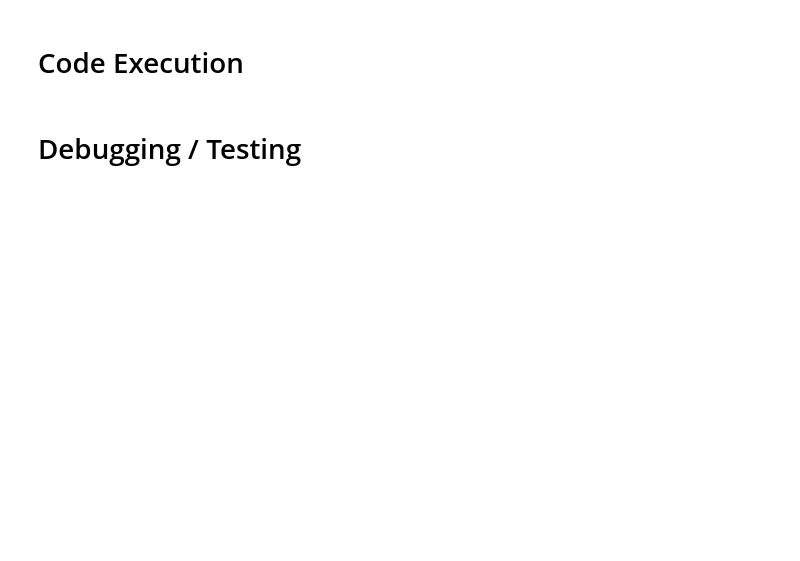
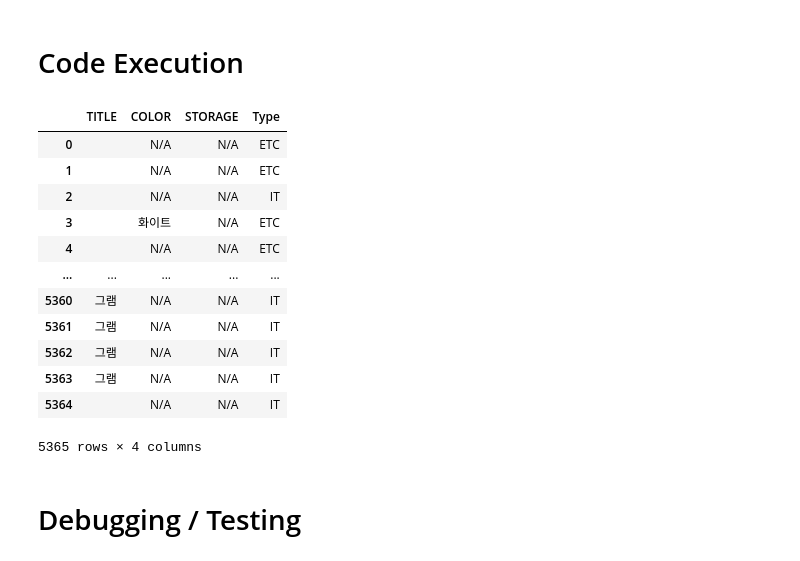
Before and after one commit to kdpark0284/filtering_titles, a Jupyter notebook: FilterTitles_Ko.ipynb, the cells around one changed output. Saved outputs shown, nothing was run; the diff lists cells and outputs as text; code cells hidden in the pictures; blank space fills up the shorter version.

```diff
--- a/FilterTitles_Ko.ipynb
+++ b/FilterTitles_Ko.ipynb
@@ -248,21 +332,29 @@ def color_extraction(morphs,color_list):
   color = next((word for word in morphs if word in color_list), 'N/A')
   return color
 # %%
-# Dataframe Creation
-def create_dataframe(title, product_type_dict, serial, stopwords, color_list):
-  filtered_text = cleaning_general(title, serial, stopwords)  # Data Cleaning
-  extracted_title = pd.Series(dtype='object')
-  extracted_color = pd.Series(dtype='object')
-  extracted_storage = pd.Series(dtype='object')
-  mecab = Mecab()
-  for i in filtered_text:
-    mecabmorphs = mecab.morphs(i) # 형태소 추출
-    # 제목, 색상, 용량 형태소 추출
-    extracted_title.append(process_text(mecabmorphs, product_title))
-    extracted_color.append(color_extraction(mecabmorphs,color_list))
-    extracted_storage.append(find_storage(mecabmorphs))
-  cleaned_df = pd.DataFrame({'TITLE': extracted_title, 'COLOR': extracted_color, 'STORAGE': extracted_storage})
-  return
+def create_dataframe(title, product_type_dict, stopwords, color_list, attribute):
+    filtered_text = cleaning_general(title, stopwords)  # Data Cleaning
+    extracted_title = []
+    extracted_color = []
+    extracted_storage = []
+    mecab = Mecab()
+
+    for i in filtered_text:
+        mecabmorphs = mecab.morphs(i)  # 형태소 추출
+        # 제목, 색상, 용량 형태소 추출
+        extracted_title.append(process_text(mecabmorphs, product_title))
+        extracted_color.append(color_extraction(mecabmorphs, color_list))
+        extracted_storage.append(find_storage(mecabmorphs))
+
+    product_type = get_product_type(attributes, product_type_dict)
+
+    # Convert lists to Series
+    extracted_title = pd.Series(extracted_title)
+    extracted_color = pd.Series(extracted_color)
+    extracted_storage = pd.Series(extracted_storage)
+    extracted_type = pd.Series(product_type)
+    cleaned_df = pd.DataFrame({'TITLE': extracted_title, 'COLOR': extracted_color, 'STORAGE': extracted_storage, 'Type': extracted_type})
+    return cleaned_df
 # %% [markdown]
 # Add User Dictionary for Mecab
 # %%
@@ -326,6 +482,23 @@ file_new
 # %%
 serial_num = df["ATTRIBUTES__MODEL_NUMBER__VALUE__KR"]
 title = df["DESCRIPTION"]
+attributes = df['ATTRIBUTES__DEVICE_TYPE_CODE_DETAILS__VALUE__KR']
+Filtered_DF = create_dataframe(title, product_type_dict, general_stopwords_list, color_list,attributes)
+Filtered_DF
+# %% [output]
+|  | TITLE | COLOR | STORAGE | Type |
+| 0 |  | N/A | N/A | ETC |
+| 1 |  | N/A | N/A | ETC |
+| 2 |  | N/A | N/A | IT |
+| 3 |  | 화이트 | N/A | ETC |
+| 4 |  | N/A | N/A | ETC |
+| ... | ... | ... | ... | ... |
+| 5360 | 그램 | N/A | N/A | IT |
+| 5361 | 그램 | N/A | N/A | IT |
+| 5362 | 그램 | N/A | N/A | IT |
+| 5363 | 그램 | N/A | N/A | IT |
+| 5364 |  | N/A | N/A | IT |
+5365 rows × 4 columns
 # %% [markdown]
 # Debugging / Testing
 # %%
```
Also changed, not shown: parts of 18 cells of this notebook.
